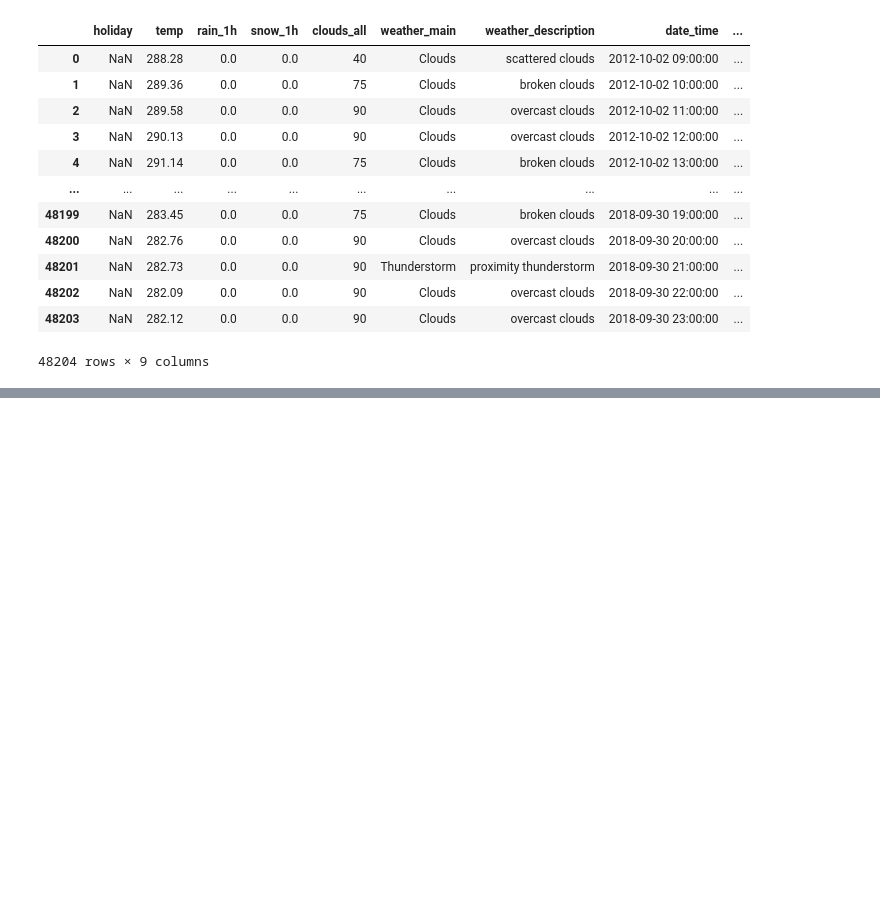
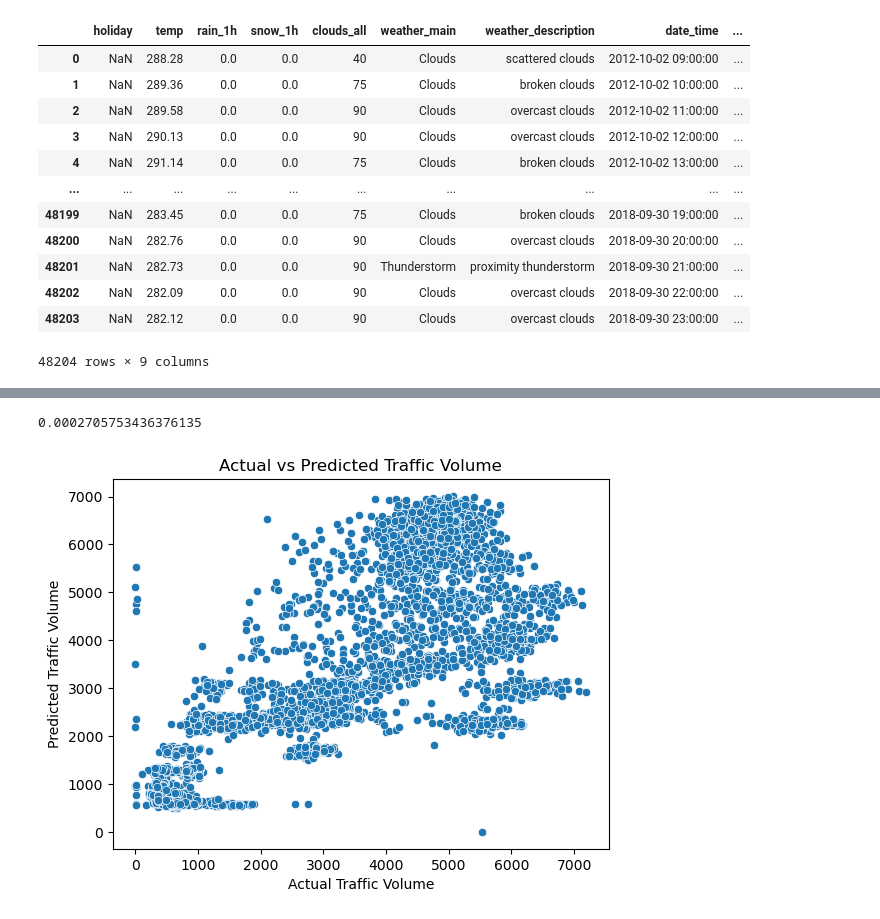
Before and after one commit to muratbek-kebtarum/ASDA_2025_Group_5_Portfolio, a Jupyter notebook: notebooks/week_08_group_5_notebook.ipynb, the cells around one changed output, grey strips where cells are left out. Drawn from its saved outputs; the diff is of its cells as text; code cells hidden in the pictures; blank space fills up the shorter version.

```diff
--- a/notebooks/week_08_group_5_notebook.ipynb
+++ b/notebooks/week_08_group_5_notebook.ipynb
@@ -19,0 +153,11 @@ df
+# %%
+df_filtered['weather_main'].unique()
+
+df_filtered['weather_main'].value_counts()
+
+print(df_filtered['weather_main'].value_counts()['Squall'])
+
+df_encoded = pd.get_dummies(df_filtered, columns=['weather_main'], drop_first=True)
+df_encoded.columns
+
+df_encoded
@@ -19,0 +179,19 @@ df
+# %%
+from sklearn.model_selection import train_test_split
+
+y = df_filtered['traffic_volume']
+X = df_encoded.drop(columns=['traffic_volume', 'date_time', 'weather_description', 'holiday'])
+
+
+X_train, X_test, y_train, y_test = train_test_split(X, y, test_size=0.2, random_state=42)
+# %%
+import statsmodels.api as sm
+
+X_train_const = sm.add_constant(X_train)
+X_test_const = sm.add_constant(X_test)
+X_train_const = X_train_const.astype(float)
+X_test_const = X_test_const.astype(float)
+
+model_glm = sm.GLM(y_train, X_train_const, family=sm.families.NegativeBinomial(alpha=61.55)).fit()
+
+print(model_glm.summary())
@@ -19,0 +216,15 @@ df
+# %%
+X_train_null = X_train_const[['const']]
+model_null = sm.GLM(y_train, X_train_null, family=sm.families.NegativeBinomial(alpha=61.55)).fit()
+
+mcfadden_r2 = 1 - (model_glm.llf / model_null.llf)
+print(mcfadden_r2)
+
+sns.scatterplot(x=y_test, y=model_glm.predict(X_test_const))
+plt.xlabel('Actual Traffic Volume')
+plt.ylabel('Predicted Traffic Volume')
+plt.title('Actual vs Predicted Traffic Volume')
+plt.show()
+# %% [output]
+0.0002705753436376135
+[figure, added]
```
Also changed, not shown: parts of 16 cells of this notebook, 2 other files.
